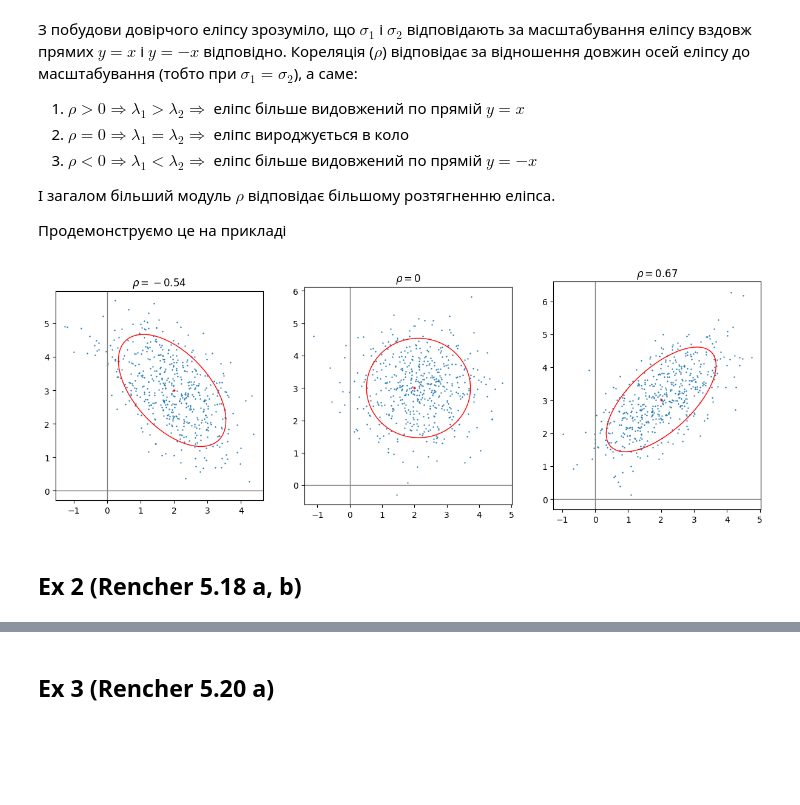
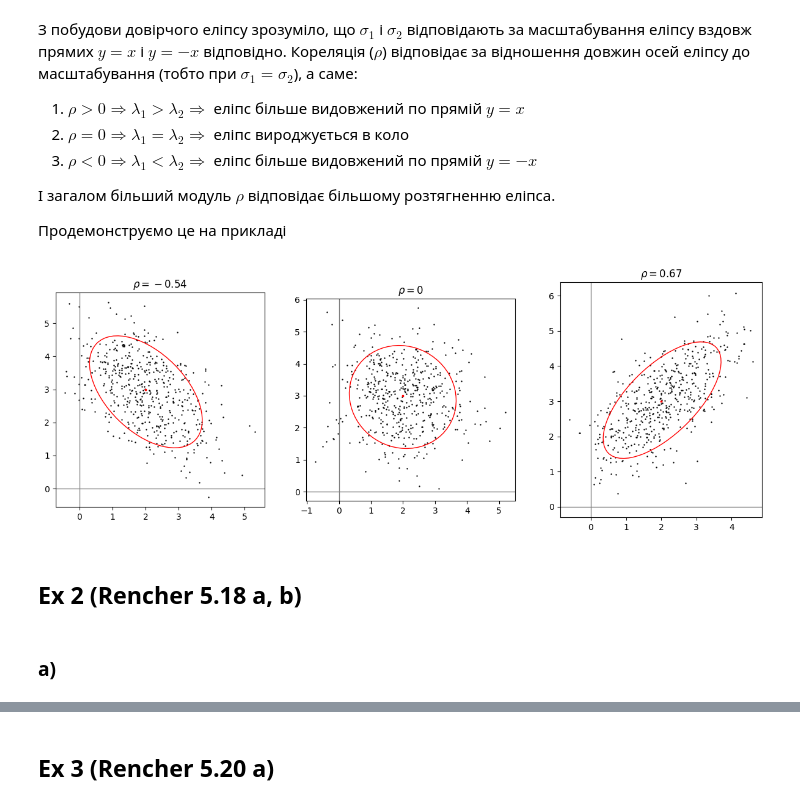
Before and after one commit to EvgeniyAzarov/statistics-course, a Jupyter notebook: multivariate-statistics/hw1.ipynb, the cells around one changed output, grey strips where cells are left out. Drawn from its saved outputs; the diff is of its cells as text; code cells hidden in the pictures; blank space fills up the shorter version.

```diff
--- a/multivariate-statistics/hw1.ipynb
+++ b/multivariate-statistics/hw1.ipynb
@@ -95,37 +95,39 @@ plt.show()
 # %%
 fig, axs = plt.subplots(1, 3, figsize=(15, 5))
 
 rhos = (-0.54, 0, 0.67)
 sig1 = 1
 sig2 = 1
 
 for i in range(3):
     rho = rhos[i]
     cov = np.array([
         [sig1 ** 2, rho * sig1 * sig2],
         [rho * sig1 * sig2, sig2 ** 2]
     ])
     x, y = np.random.multivariate_normal(mu, cov, N).T
 
     ax = axs[i]
     ax.set_title(fr"$\rho = {rho}$")
-    ax.scatter(x, y, s=0.5)
+    ax.scatter(x, y, s=0.5, color='black')
 
     ax.axvline(c='grey', lw=1)
     ax.axhline(c='grey', lw=1)
     ax.set_aspect("equal")
 
     ax.add_patch(
         confidence_ellipse(x, y, ax, edgecolor='red', level=0.95)
     )
 
     ax.scatter(mu[0], mu[1], c='red', s=3)
 
 plt.show()
 # %% [output]
-[figure, old version]
+[figure, new version]
 # %% [markdown]
 ## Ex 2 (Rencher 5.18 a, b)
+# %% [markdown]
+### a)
 # %%
 cols = ["group"] + [f"y{i+1}" for i in range(6)]
 df = pd.read_table("data/T5_6_PILOT.DAT", header=None, sep="\s+", names=cols)
```
Also changed, not shown: parts of 17 cells of this notebook.
